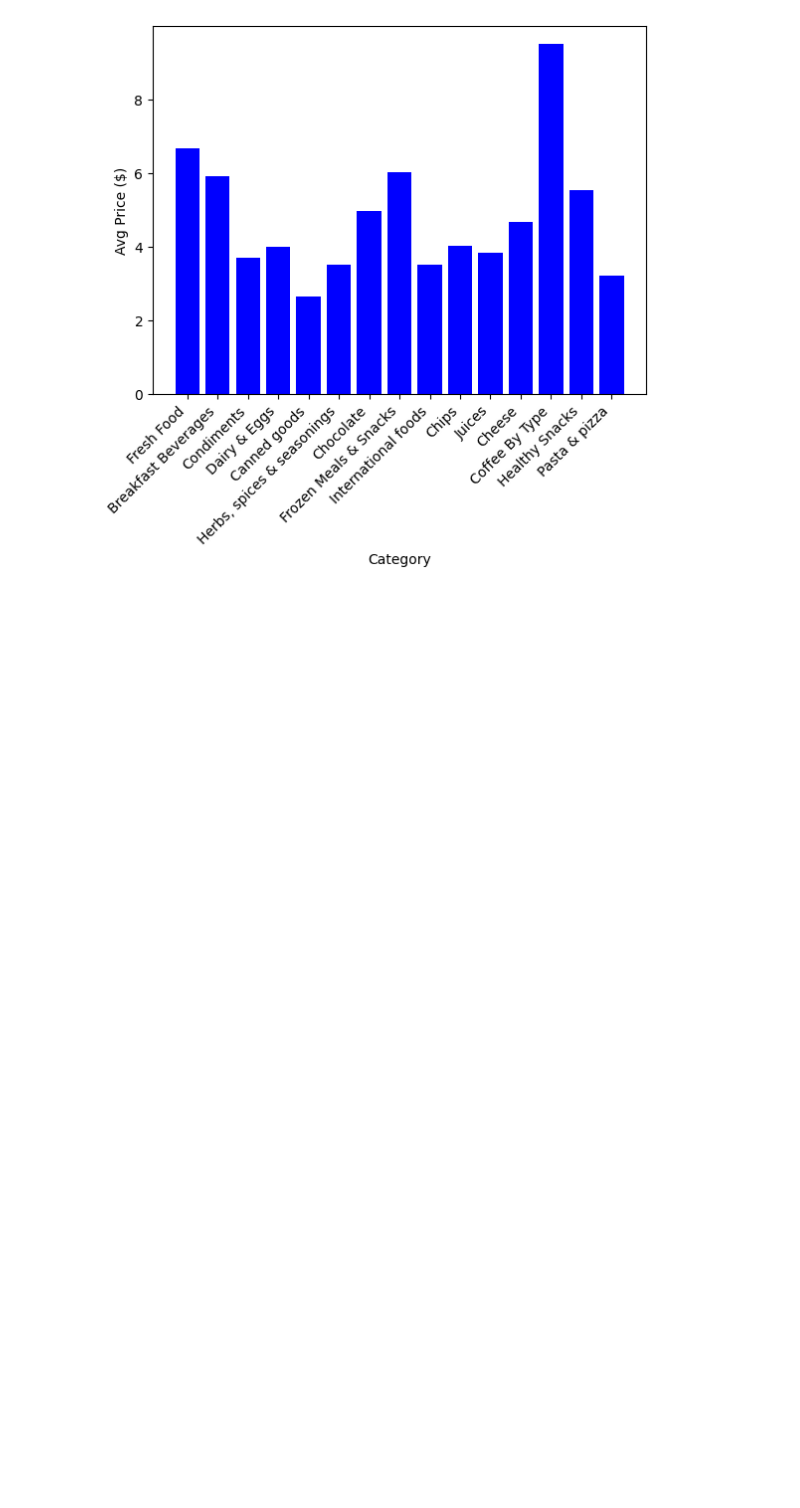
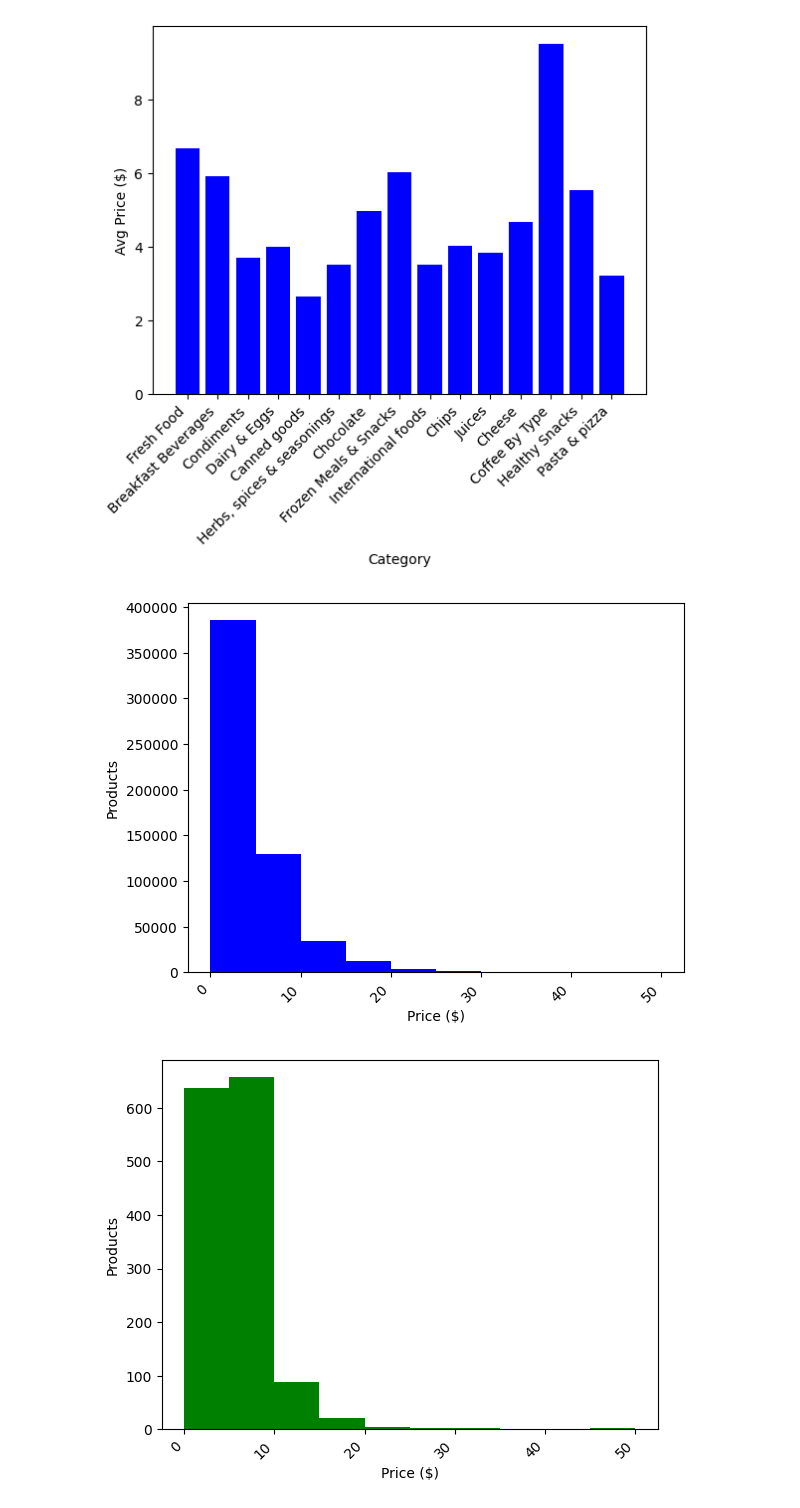
Before and after one commit to Sean-Regan/CAP5771-project, a Jupyter notebook: milestone1.ipynb, the cells around one changed output. Saved outputs shown, nothing was run; the diff lists cells and outputs as text; code cells hidden in the pictures; blank space fills up the shorter version.

```diff
--- a/milestone1.ipynb
+++ b/milestone1.ipynb
@@ -206,5 +206,35 @@ plt.xlabel("Category")
 plt.show()
 # %% [output]
 [figure]
+# %%
+# Graph price ranges in both datasets
+df = pd.read_sql_query("""
+                       SELECT price_retail
+                       FROM walmart_price
+                       """, conn)
+
+plt.figure()
+bins = [0, 5, 10, 15, 20, 25, 30, 35, 40, 45, 50]
+plt.hist(df, bins, color='blue')
+plt.xticks(rotation=45, ha='right')
+plt.ylabel("Products")
+plt.xlabel("Price ($)")
+plt.show()
+
+df = pd.read_sql_query("""
+                       SELECT price
+                       FROM wholefoods_price
+                       """, conn)
+
+plt.figure()
+bins = [0, 5, 10, 15, 20, 25, 30, 35, 40, 45, 50]
+plt.hist(df, bins, color='green')
+plt.xticks(rotation=45, ha='right')
+plt.ylabel("Products")
+plt.xlabel("Price ($)")
+plt.show()
+# %% [output]
+[figure, added]
+[figure, added]
 # %%
 conn.close()
```
Also changed, not shown: parts of 3 cells of this notebook, 2 other files.
